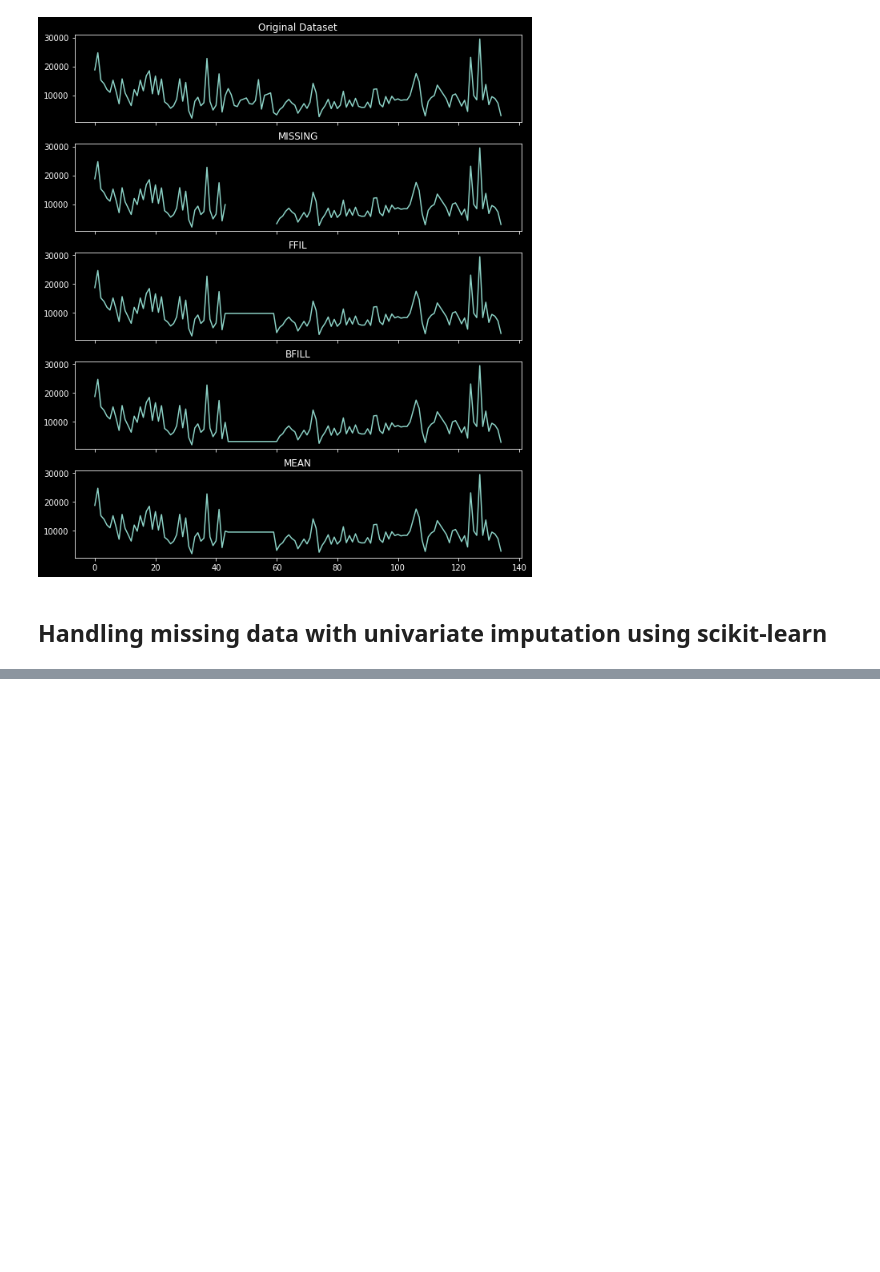
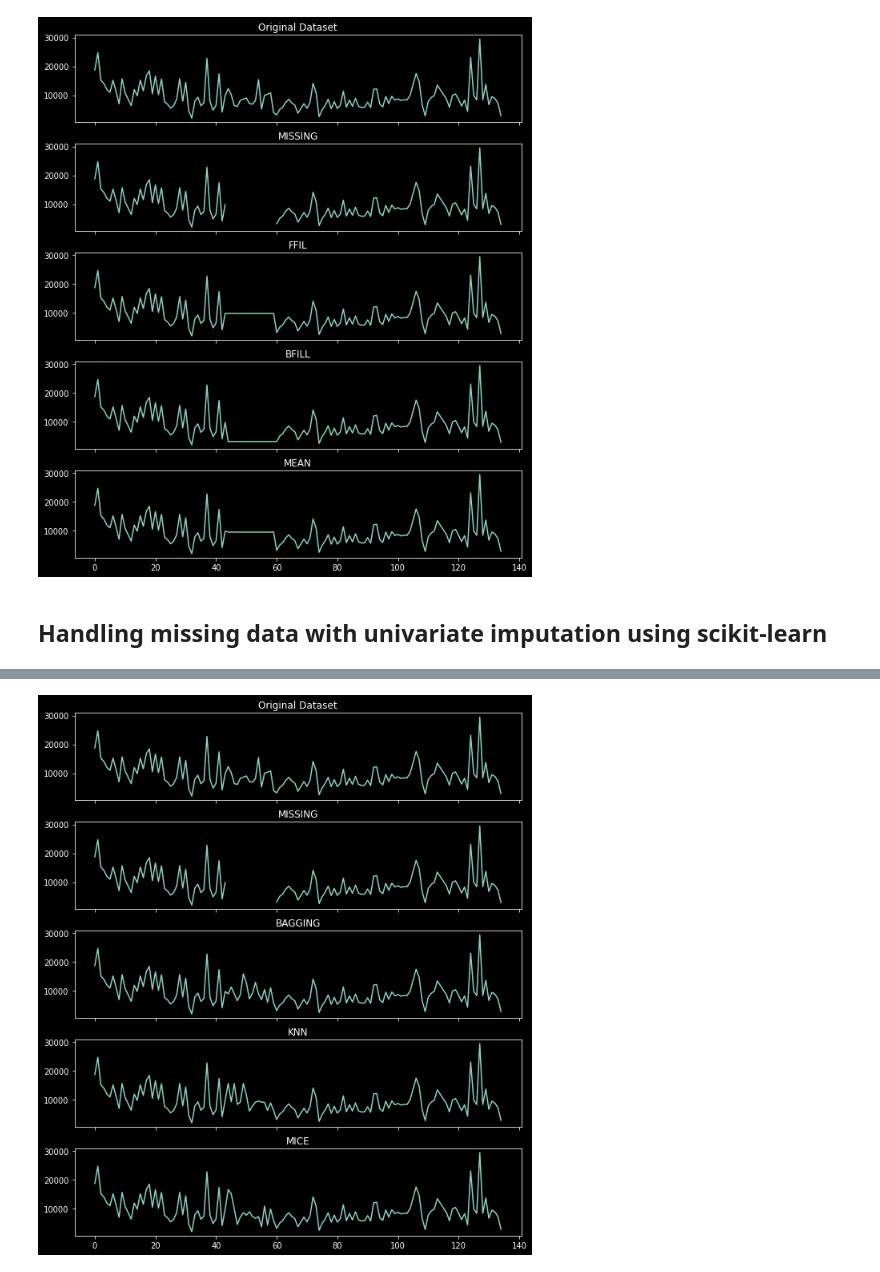
Before and after one commit to BrunoCavag/TimeSeriesAnalisis_Python, a Jupyter notebook: cookbook_code/my_code/Chapter_7.ipynb, the cells around one changed output, grey strips where cells are left out. Saved outputs shown, nothing was run; the diff lists cells and outputs as text; code cells hidden in the pictures; blank space fills up the shorter version.

```diff
--- a/cookbook_code/my_code/Chapter_7.ipynb
+++ b/cookbook_code/my_code/Chapter_7.ipynb
@@ -193,0 +288,6 @@ plot_dfs(clicks_original, clicks_missing, 'clicks')
+# %%
+fltr = ['price', 'location','clicks']
+mice_data = MICEData(clicks_missing[fltr],perturbation_method='gaussian')
+# 20 iterations
+mice_data.update_all(n_iter=20)
+mice_data.set_imputer('clicks', formula='~ price + location',model_class=sm.OLS)
@@ -193,0 +304,5 @@ plot_dfs(clicks_original, clicks_missing, 'clicks')
+# %%
+cols = ['clicks','bagging', 'knn', 'MICE']
+plot_dfs(clicks_original, clicks_missing[cols], 'clicks')
+# %% [output]
+[figure, added]
```
Also changed, not shown: parts of 25 cells of this notebook.
